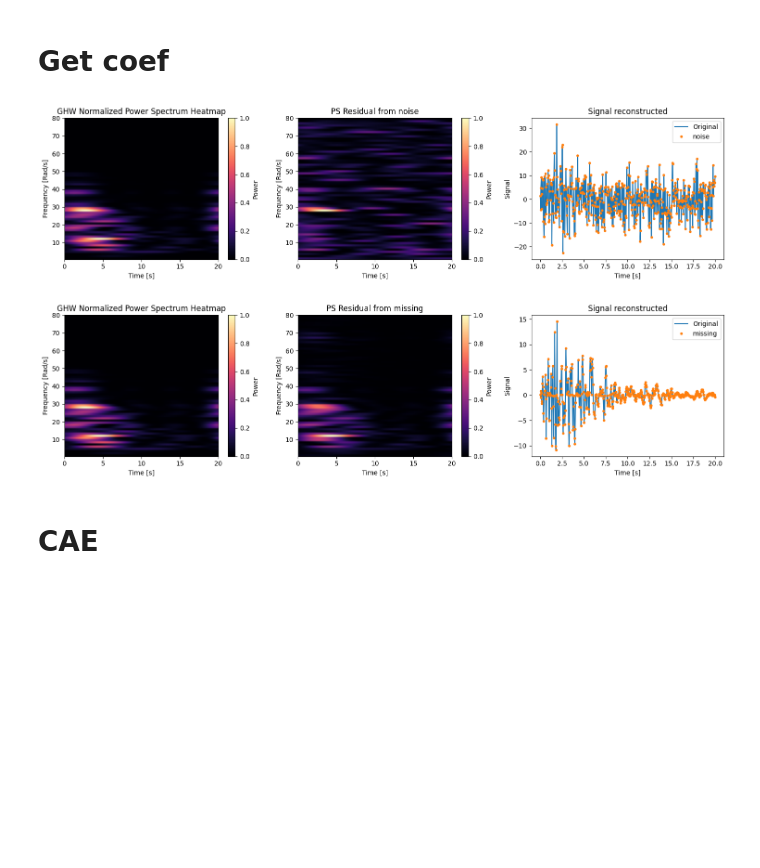
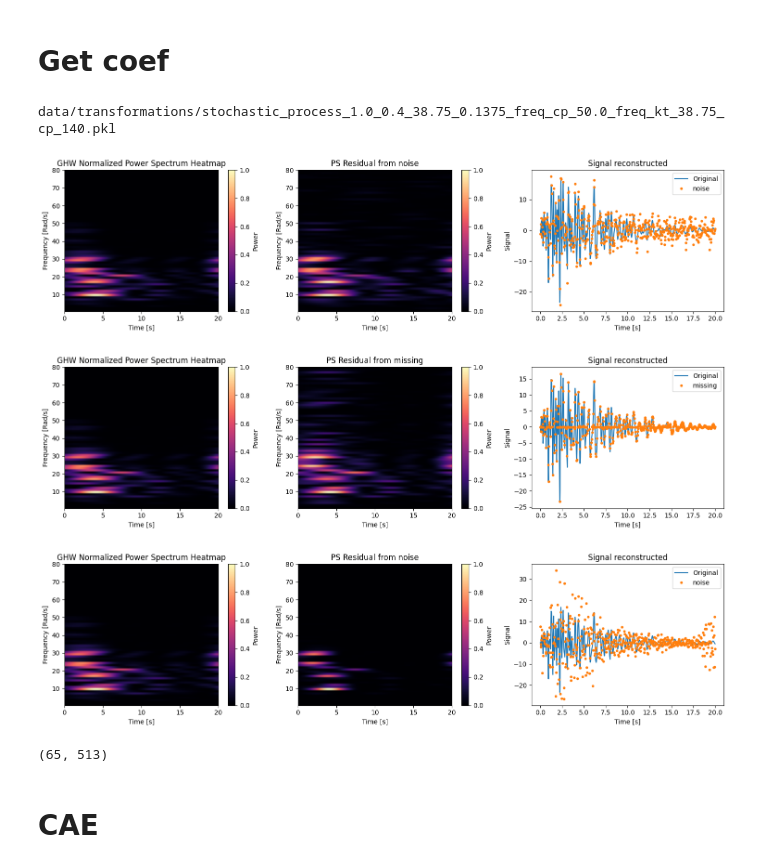
Before and after one commit to jgdu4rte/diffusion_model_stochastic_process, a Jupyter notebook: main.ipynb, the cells around one changed output. Cells and saved outputs as stored; diff of their text form; code cells hidden in the pictures; blank space fills up the shorter version.

Commit message:
new data

```diff
--- a/main.ipynb
+++ b/main.ipynb
@@ -198,7 +198,7 @@ def plot_power(df: pd.DataFrame, df_aux = None, tmax: float = 20, timesteps: int
     normalized_power_matrix = (power_matrix - power_matrix.min()) / (power_matrix.max() - power_matrix.min())
 
     if df_aux is not None:
-        coeffs_aux = coeffs = df_aux.drop(columns='freq_centers')
+        coeffs_aux = df_aux.drop(columns='freq_centers')
         power_matrix_aux = np.array([np.abs(coeffs_aux)**2/(2*np.pi*width) for coeffs_aux in coeffs_aux.values])
         normalized_power_matrix_aux = (power_matrix_aux - power_matrix_aux.min()) / (power_matrix_aux.max() - power_matrix_aux.min())
 
@@ -226,40 +226,56 @@ def plot_power(df: pd.DataFrame, df_aux = None, tmax: float = 20, timesteps: int
         plt.xlabel("Time [s]")
         plt.ylabel("Frequency [Rad/s]")
         plt.title("GHW Normalized Power Spectrum Heatmap")
 
         plt.subplot(1,3,2)
         plt.imshow(np.abs(normalized_power_matrix_aux), aspect='auto', origin='lower', extent=[time[0], time[-1], freq_centers[0], freq_centers[-1]], cmap='magma')
         plt.colorbar(label='Power')
         plt.xlabel("Time [s]")
         plt.ylabel("Frequency [Rad/s]")
         plt.title(f"PS Residual from {df_type}")
 
         plt.subplot(1,3,3)
         reconstructed_signal = np.sum(coeffs.values.real, axis=0)
         reconstructed_signal_aux = np.sum(coeffs_aux.values.real, axis=0)
         plt.plot(time, reconstructed_signal)
         plt.plot(time, reconstructed_signal_aux, '.')
         plt.legend(['Original', f'{df_type}'])
         plt.xlabel("Time [s]")
         plt.ylabel("Signal")
         plt.title("Signal reconstructed")
 
     plt.tight_layout()
     plt.show()
 
-base = 'stochastic_process_0.5_0.4_20.0_0.1_freq_cp_50.0_freq_kt_20.0_cp_13'
+import os
 
-filename = f'data/transformations/{base}.pkl'
+directory_path = 'data/transformations/'
+
+all_files = [os.path.join(directory_path, f) for f in os.listdir(directory_path)
+                if os.path.isfile(os.path.join(directory_path, f))]
+
+all_files = [f for f in all_files if 'noisy' not in f and 'missing' not in f]
+
+filename = all_files[10]
+print(filename)
 df : pd.DataFrame = pd.read_pickle(filename)
-filename = f'data/transformations/{base}_noisy.pkl'
-df_noisy : pd.DataFrame = pd.read_pickle(filename)
-filename = f'data/transformations/{base}_missing.pkl'
-df_missing: pd.DataFrame = pd.read_pickle(filename)
+df_noisy : pd.DataFrame = pd.read_pickle(f'{filename.split('.pkl')[0]}_noisy.pkl')
+df_missing: pd.DataFrame = pd.read_pickle(f'{filename.split('.pkl')[0]}_missing.pkl')
+
+df_nm = pd.DataFrame(df_noisy.drop(columns='freq_centers').values * df_missing.drop(columns='freq_centers').values)
+df_nm['freq_centers'] = df_noisy['freq_centers']
 
 plot_power(df, df_noisy, df_type='noise')
 plot_power(df, df_missing, df_type='missing')
+plot_power(df, df_nm, df_type='noise')
 # %% [output]
+data/transformations/stochastic_process_1.0_0.4_38.75_0.1375_freq_cp_50.0_freq_kt_38.75_cp_140.pkl
-[figure, old version]
+[figure, new version]
-[figure, old version]
+[figure, new version]
+[figure, added]
+# %%
+df.shape
+# %% [output]
+(65, 513)
 # %% [markdown]
 # CAE
```
Also changed, not shown: parts of 14 cells of this notebook, 1 other file.
